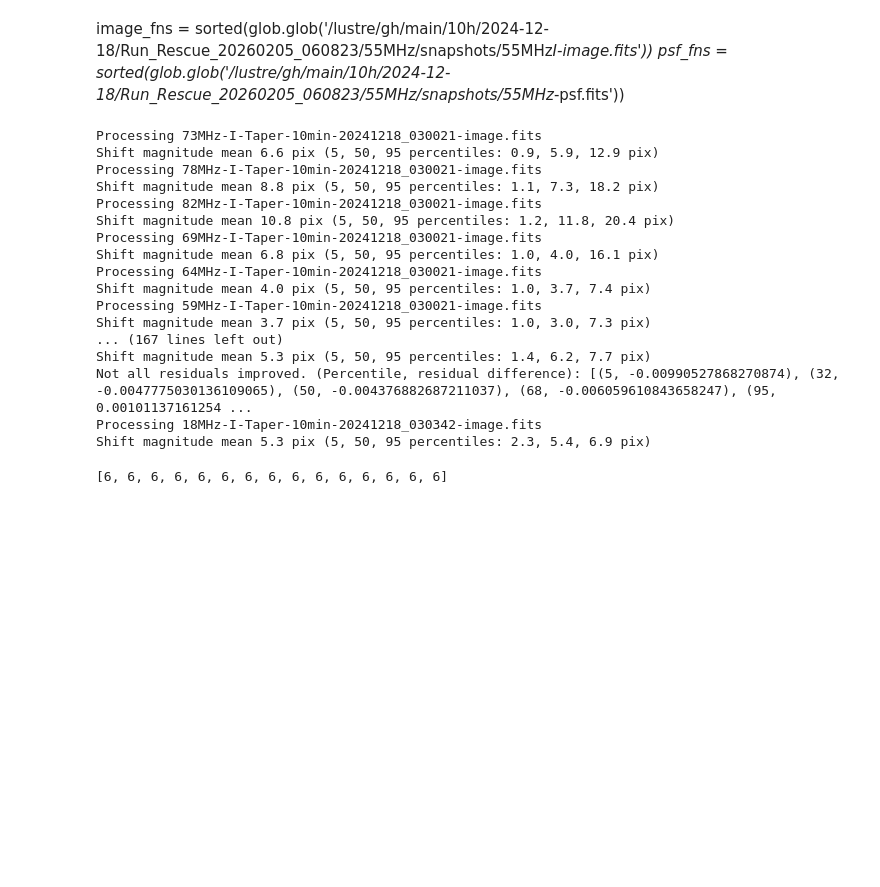
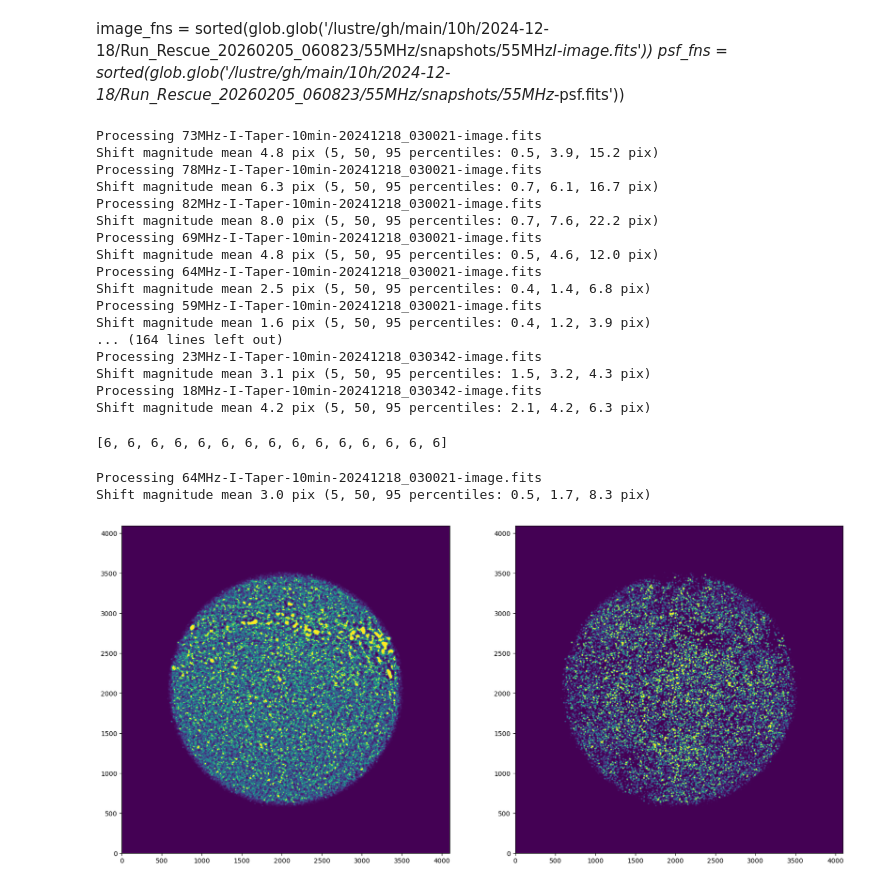
Before and after one commit to ovro-lwa/image-plane-correction, a Jupyter notebook: notebooks/optical_flow3.ipynb, the cells around one changed output. Cells and saved outputs as stored; diff of their text form; code cells hidden in the pictures; blank space fills up the shorter version.

```diff
--- a/notebooks/optical_flow3.ipynb
+++ b/notebooks/optical_flow3.ipynb
@@ -22,26 +26,33 @@ offsets = flow_cascade73MHz(
     image_filenames=image_fns,
     qa=True,
     write=False,
+    max_flux=30,
+    cleaned=True
 )
 # %% [output]
 Processing 73MHz-I-Taper-10min-20241218_030021-image.fits
-Shift magnitude mean 6.6 pix (5, 50, 95 percentiles: 0.9, 5.9, 12.9 pix)
+Shift magnitude mean 4.8 pix (5, 50, 95 percentiles: 0.5, 3.9, 15.2 pix)
 Processing 78MHz-I-Taper-10min-20241218_030021-image.fits
-Shift magnitude mean 8.8 pix (5, 50, 95 percentiles: 1.1, 7.3, 18.2 pix)
+Shift magnitude mean 6.3 pix (5, 50, 95 percentiles: 0.7, 6.1, 16.7 pix)
 Processing 82MHz-I-Taper-10min-20241218_030021-image.fits
-Shift magnitude mean 10.8 pix (5, 50, 95 percentiles: 1.2, 11.8, 20.4 pix)
+Shift magnitude mean 8.0 pix (5, 50, 95 percentiles: 0.7, 7.6, 22.2 pix)
 Processing 69MHz-I-Taper-10min-20241218_030021-image.fits
-Shift magnitude mean 6.8 pix (5, 50, 95 percentiles: 1.0, 4.0, 16.1 pix)
+Shift magnitude mean 4.8 pix (5, 50, 95 percentiles: 0.5, 4.6, 12.0 pix)
 Processing 64MHz-I-Taper-10min-20241218_030021-image.fits
-Shift magnitude mean 4.0 pix (5, 50, 95 percentiles: 1.0, 3.7, 7.4 pix)
+Shift magnitude mean 2.5 pix (5, 50, 95 percentiles: 0.4, 1.4, 6.8 pix)
 Processing 59MHz-I-Taper-10min-20241218_030021-image.fits
-Shift magnitude mean 3.7 pix (5, 50, 95 percentiles: 1.0, 3.0, 7.3 pix)
-... (167 lines left out)
-Shift magnitude mean 5.3 pix (5, 50, 95 percentiles: 1.4, 6.2, 7.7 pix)
-Not all residuals improved. (Percentile, residual difference): [(5, -0.00990527868270874), (32, -0.0047775030136109065), (50, -0.004376882687211037), (68, -0.006059610843658247), (95, 0.00101137161254 ...
+Shift magnitude mean 1.6 pix (5, 50, 95 percentiles: 0.4, 1.2, 3.9 pix)
+... (164 lines left out)
+Processing 23MHz-I-Taper-10min-20241218_030342-image.fits
+Shift magnitude mean 3.1 pix (5, 50, 95 percentiles: 1.5, 3.2, 4.3 pix)
 Processing 18MHz-I-Taper-10min-20241218_030342-image.fits
-Shift magnitude mean 5.3 pix (5, 50, 95 percentiles: 2.3, 5.4, 6.9 pix)
+Shift magnitude mean 4.2 pix (5, 50, 95 percentiles: 2.1, 4.2, 6.3 pix)
 # %%
 [len(offsets[key]) for key in offsets]
 # %% [output]
 [6, 6, 6, 6, 6, 6, 6, 6, 6, 6, 6, 6, 6, 6, 6]
+# %%
+image, reference_sky, flow, dewarped = calcflow(image_fns[-30], psf_fn=psf_fns[-30], max_flux=30, cleaned=True)
+# %% [output]
+Processing 64MHz-I-Taper-10min-20241218_030021-image.fits
+Shift magnitude mean 3.0 pix (5, 50, 95 percentiles: 0.5, 1.7, 8.3 pix)
@@ -47,0 +62,9 @@ Shift magnitude mean 5.3 pix (5, 50, 95 percentiles: 2.3, 5.4, 6.9 pix)
+# %%
+image_prep, reference_sky_prep = preprocess(image, reference_sky, weight=1.5)
+# %%
+fig, (ax0, ax1) = plt.subplots(1, 2, figsize=(20,10))
+ax0.imshow(image_prep, origin='lower')
+ax1.imshow(reference_sky_prep, origin='lower')
+plt.show()
+# %% [output]
+[figure, added]
```
Also changed, not shown: parts of 19 cells of this notebook, 2 other files.
